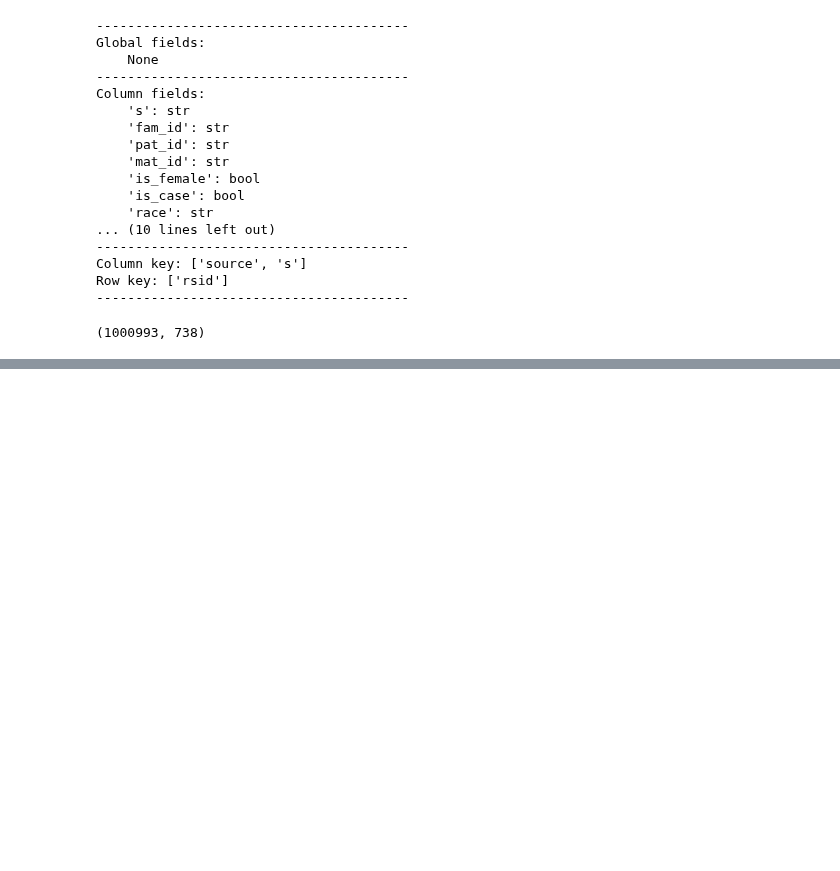
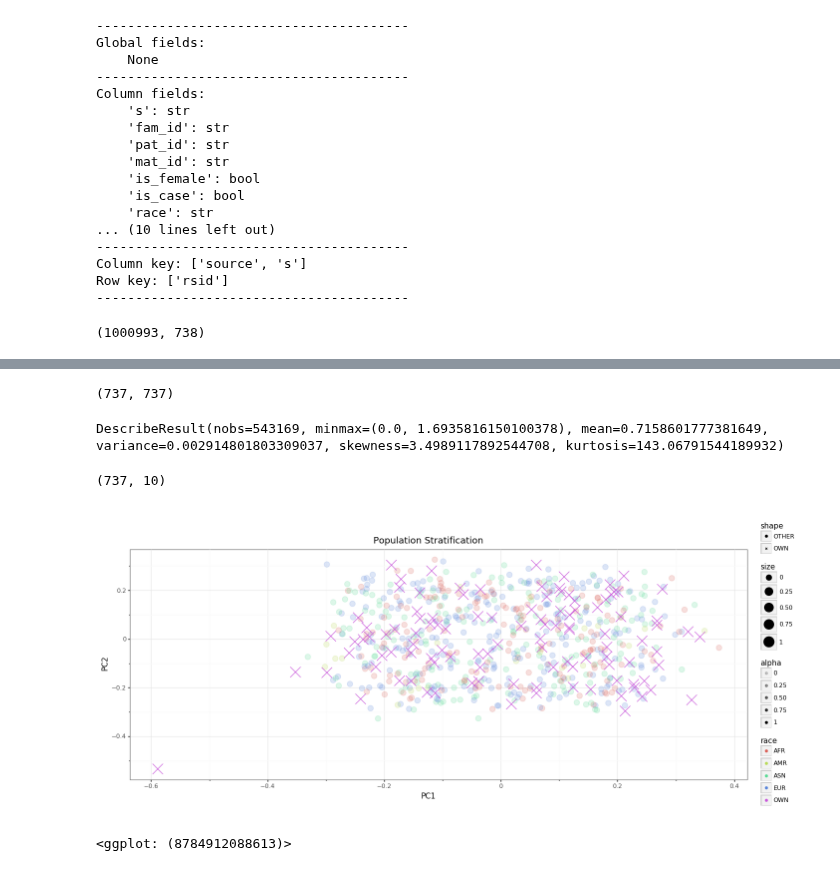
Before and after one commit to related-sciences/gwas-analysis, a Jupyter notebook: notebooks/tutorial/02-population-stratification/gwas-ps-hail.ipynb, the cells around one changed output, grey strips where cells are left out. Drawn from its saved outputs; the diff is of its cells as text; code cells hidden in the pictures; blank space fills up the shorter version.

```diff
--- a/notebooks/tutorial/02-population-stratification/gwas-ps-hail.ipynb
+++ b/notebooks/tutorial/02-population-stratification/gwas-ps-hail.ipynb
@@ -466,0 +544,11 @@ pca_plot(df_pca.pipe(lambda df: df[df['race'].isin(['OWN', 'EUR'])])) #+ \
+# %%
+# IBS requires single column key for sample id
+ibs = hl.identity_by_descent(
+    mt_mg_pr
+    .annotate_cols(sample_id=mt_mg_pr.source + '_' + mt_mg_pr.s)
+    .key_cols_by('sample_id')
+    .key_rows_by("locus", "alleles")
+)
+# Add distance measure as specified in https://www.cog-genomics.org/plink/1.9/ibd
+ibs = ibs.annotate(dst=(ibs.ibs2 + 0.5*ibs.ibs1) / (ibs.ibs0 + ibs.ibs1 + ibs.ibs2))
+ibs.describe()
@@ -466,0 +576,3 @@ pca_plot(df_pca.pipe(lambda df: df[df['race'].isin(['OWN', 'EUR'])])) #+ \
+# %%
+df_ibs = pd.DataFrame(hl.struct(i=ibs.i, j=ibs.j, dst=ibs.dst).collect())
+df_ibs.head()
@@ -466,0 +589,5 @@ pca_plot(df_pca.pipe(lambda df: df[df['race'].isin(['OWN', 'EUR'])])) #+ \
+# %%
+df_ibs_p = df_ibs.pivot(index='i', columns='j', values='dst').fillna(0)
+df_ibs_p += df_ibs_p.T.values
+df_ibs_p += np.eye(df_ibs_p.shape[0])
+df_ibs_p.head()
@@ -466,0 +603,27 @@ pca_plot(df_pca.pipe(lambda df: df[df['race'].isin(['OWN', 'EUR'])])) #+ \
+# %%
+df_ibs_p.shape
+# %% [output]
+(737, 737)
+# %%
+mat_stats(df_ibs_p.values, axis=None)
+# %% [output]
+DescribeResult(nobs=543169, minmax=(0.0, 1.6935816150100378), mean=0.7158601777381649, variance=0.002914801803309037, skewness=3.4989117892544708, kurtosis=143.06791544189932)
+# %%
+from sklearn.manifold import MDS
+mds = MDS(n_components=10, metric=True, dissimilarity='precomputed', random_state=1)
+mds = mds.fit_transform(df_ibs_p.values)
+mds.shape
+# %% [output]
+(737, 10)
+# %%
+m_race = df_pca.assign(sample_id=lambda df: df['source'].str.cat(df['s'], sep='_')).set_index('sample_id')['race'].to_dict()
+pca_plot(
+    pd.DataFrame(dict(sample_id=df_ibs_p.index.values))
+    .assign(source=lambda df: df['sample_id'].str.split('_').str[0])
+    .assign(s=lambda df: df['sample_id'].str.split('_').str[1])
+    .assign(race=lambda df: df['sample_id'].map(m_race))
+    .assign(PC1=mds[:,0], PC2=mds[:,1])
+)
+# %% [output]
+[figure, added]
+<ggplot: (8784912088613)>
```
Also changed, not shown: parts of 29 cells of this notebook, 2 other files.
